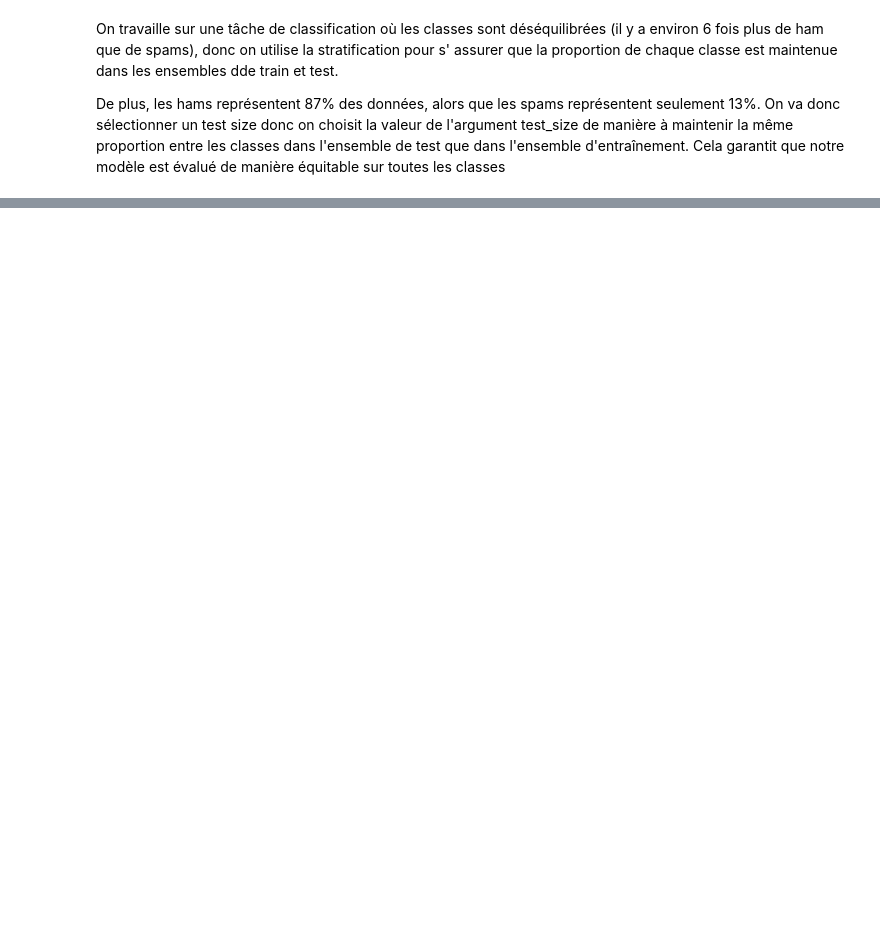
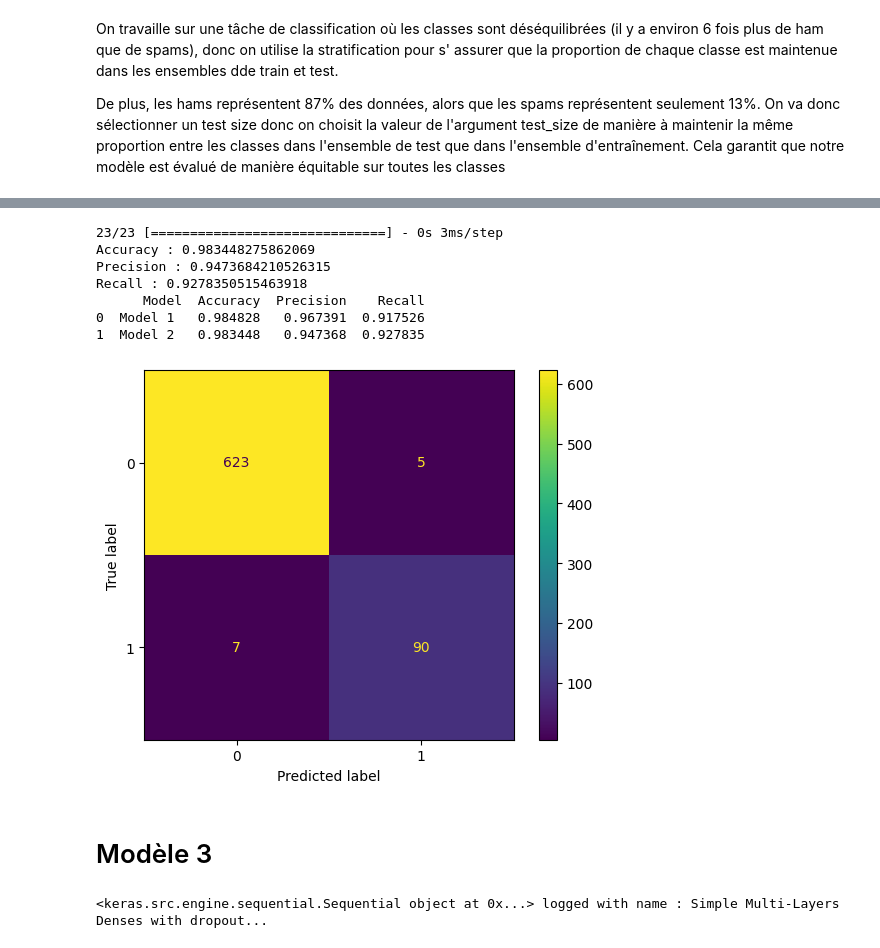
Before and after one commit to amandinesandri/Block_4_Deep_Learning, a Jupyter notebook: AT_T_analysis_bis.ipynb, the cells around one changed output, grey strips where cells are left out. Cells and saved outputs as stored; diff of their text form; code cells hidden in the pictures; blank space fills up the shorter version.

```diff
--- a/AT_T_analysis_bis.ipynb
+++ b/AT_T_analysis_bis.ipynb
@@ -308,0 +432,13 @@ Error:
+# %%
+model_2 = tf.keras.Sequential([
+                  tf.keras.layers.Embedding(vocab_size+1, 128, input_shape=[x_train.shape[1],],name="embedding"),
+                  tf.keras.layers.GlobalAveragePooling1D(),
+                  tf.keras.layers.Dense(64, activation='relu'),
+                  tf.keras.layers.Dropout(0.2),
+                  tf.keras.layers.Dense(1, activation="sigmoid")
+])
+# %%
+tensorboard_callback, hparams_callback = compile_and_log(model_2, "Simple Multi-Layers Denses with dropout", {
+                                                                                            'dim_embedding':128,
+                                                                                            'nb_dense_units':105,
+                                                                                            'dropout':0.2})
@@ -308,0 +447,7 @@ Error:
+# %%
+model_2.fit(
+    train_batch,
+    epochs=20,
+    verbose=1,
+    callbacks=[tensorboard_callback, hparams_callback],
+    validation_data=test_batch)
@@ -308,0 +473,18 @@ Error:
+# %%
+model_name = 'Model 2 '
+y_true, y_pred = predictions_singleton_to_binary(model_2, 0.5, v2_pad_val, y_val)
+add_results_to_df(model_name, y_true, y_pred)
+display_matrix_and_scores(y_true, y_pred)
+# Afficher le DataFrame
+print(results_df)
+# %% [output]
+23/23 [==============================] - 0s 3ms/step
+Accuracy : 0.983448275862069
+Precision : 0.9473684210526315
+Recall : 0.9278350515463918
+      Model  Accuracy  Precision    Recall
+0  Model 1   0.984828   0.967391  0.917526
+1  Model 2   0.983448   0.947368  0.927835
+[figure, added]
+# %% [markdown]
+# Modèle 3
@@ -308,0 +501,7 @@ Error:
+# %%
+tensorboard_callback, hparams_callback = compile_and_log(model_3, "Simple Multi-Layers Denses with dropout", {
+                                                                                            'dim_embedding':128,
+                                                                                            'nb_dense_units':105,
+                                                                                            'dropout':0.2})
+# %% [output]
+<keras.src.engine.sequential.Sequential object at 0x...> logged with name : Simple Multi-Layers Denses with dropout...
```
Also changed, not shown: parts of 43 cells of this notebook.
